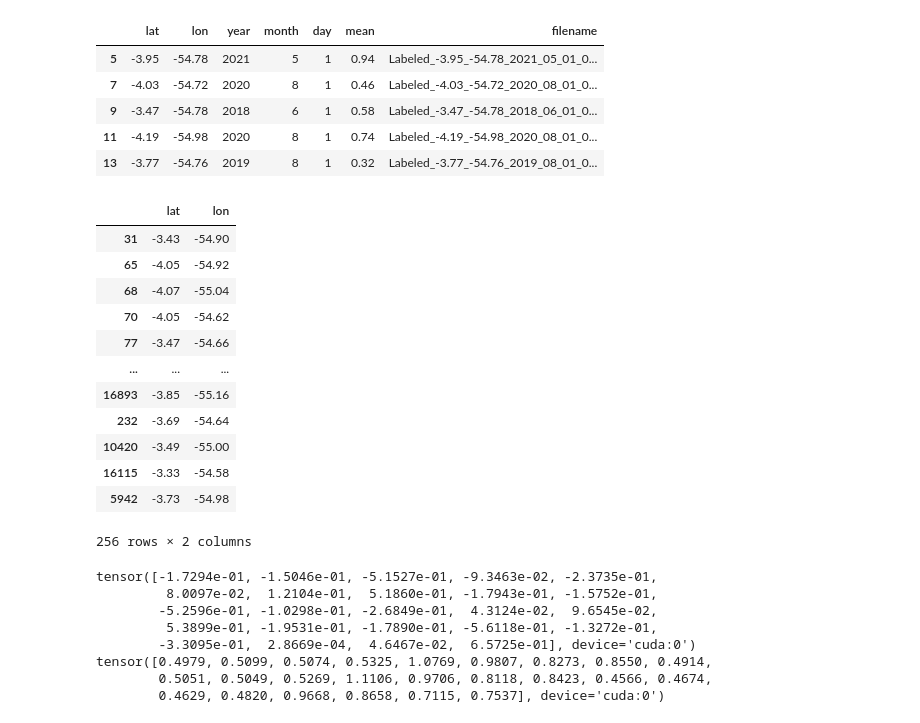
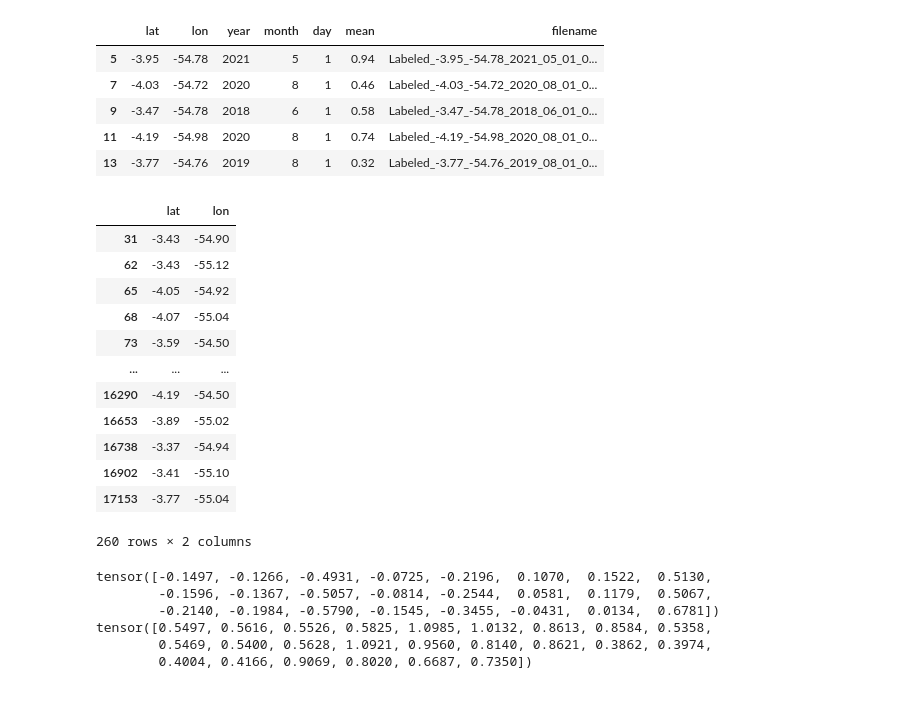
Before and after one commit to danilolc/deforestation-segmentation, a Jupyter notebook: 7 Triple Segmentation.ipynb, the cells around one changed output. Cells and saved outputs as stored; diff of their text form; code cells hidden in the pictures.

```diff
--- a/7 Triple Segmentation.ipynb
+++ b/7 Triple Segmentation.ipynb
@@ -68,65 +69,61 @@ class SatelliteDataset(Dataset):
     def __len__(self):
         return self.positions.shape[0]
 
     def __getitem__(self, idx):
 
         position = self.positions.iloc[idx]
         series = self.images[(self.images["lat"] == position["lat"]) & (self.images["lon"] == position["lon"])]
 
         filename = series.sample(1)["filename"].values[0]
 
         img = np.load(self.img_dir + filename)
         img = self.transform(img)
 
-        return img[:-1, :, :].to(device), img[-1, :, :].to(device)
+        return img[:-1, :, :], img[-1, :, :]
+
+positions = df[["lat", "lon"]].drop_duplicates()
+positions.sort_index(inplace=True)
 
 # Results depend on validation set, so we fix the seed
-np.random.seed(0)
-torch.manual_seed(0)
-
-positions = df[["lat", "lon"]].drop_duplicates()
-
-train_positions = positions.sample(frac=0.8)
+train_positions = positions.sample(frac=0.8, random_state=0)
 val_positions   = positions.drop(train_positions.index)
 
 train_ds = SatelliteDataset(path, train_positions, df)
 train_dl = DataLoader(train_ds, batch_size=16, shuffle=True)
 
 val_ds = SatelliteDataset(path, val_positions, df, validaion=True)
 val_dl = DataLoader(val_ds, batch_size=len(val_ds) * 4, shuffle=True)
 
 test_dl = DataLoader(train_ds, batch_size=len(val_ds), shuffle=True)
 
 len(train_ds), len(val_ds)
 
-val_ds.positions
+val_ds.positions # 31, 62, 65, ..., 16738, 16902, 17153
 # %% [output]
 |  | lat | lon |
 | 31 | -3.43 | -54.90 |
+| 62 | -3.43 | -55.12 |
 | 65 | -4.05 | -54.92 |
 | 68 | -4.07 | -55.04 |
-| 70 | -4.05 | -54.62 |
-| 77 | -3.47 | -54.66 |
+| 73 | -3.59 | -54.50 |
 | ... | ... | ... |
-| 16893 | -3.85 | -55.16 |
-| 232 | -3.69 | -54.64 |
-| 10420 | -3.49 | -55.00 |
-| 16115 | -3.33 | -54.58 |
-| 5942 | -3.73 | -54.98 |
+| 16290 | -4.19 | -54.50 |
+| 16653 | -3.89 | -55.02 |
+| 16738 | -3.37 | -54.94 |
+| 16902 | -3.41 | -55.10 |
+| 17153 | -3.77 | -55.04 |
-256 rows × 2 columns
+260 rows × 2 columns
 # %%
 im, lb = next(iter(val_dl))
 print(im.mean(dim=[0,2,3]))
 print(im.std(dim=[0,2,3]))
 # %% [output]
-tensor([-1.7294e-01, -1.5046e-01, -5.1527e-01, -9.3463e-02, -2.3735e-01,
-         8.0097e-02,  1.2104e-01,  5.1860e-01, -1.7943e-01, -1.5752e-01,
-        -5.2596e-01, -1.0298e-01, -2.6849e-01,  4.3124e-02,  9.6545e-02,
-         5.3899e-01, -1.9531e-01, -1.7890e-01, -5.6118e-01, -1.3272e-01,
-        -3.3095e-01,  2.8669e-04,  4.6467e-02,  6.5725e-01], device='cuda:0')
-tensor([0.4979, 0.5099, 0.5074, 0.5325, 1.0769, 0.9807, 0.8273, 0.8550, 0.4914,
-        0.5051, 0.5049, 0.5269, 1.1106, 0.9706, 0.8118, 0.8423, 0.4566, 0.4674,
-        0.4629, 0.4820, 0.9668, 0.8658, 0.7115, 0.7537], device='cuda:0')
+tensor([-0.1497, -0.1266, -0.4931, -0.0725, -0.2196,  0.1070,  0.1522,  0.5130,
+        -0.1596, -0.1367, -0.5057, -0.0814, -0.2544,  0.0581,  0.1179,  0.5067,
+        -0.2140, -0.1984, -0.5790, -0.1545, -0.3455, -0.0431,  0.0134,  0.6781])
+tensor([0.5497, 0.5616, 0.5526, 0.5825, 1.0985, 1.0132, 0.8613, 0.8584, 0.5358,
+        0.5469, 0.5400, 0.5628, 1.0921, 0.9560, 0.8140, 0.8621, 0.3862, 0.3974,
+        0.4004, 0.4166, 0.9069, 0.8020, 0.6687, 0.7350])
 # %%
 #https://www.mdpi.com/2079-9292/11/1/130
 class Network(nn.Module):
```
Also changed, not shown: parts of 10 cells of this notebook, 5 other files.
